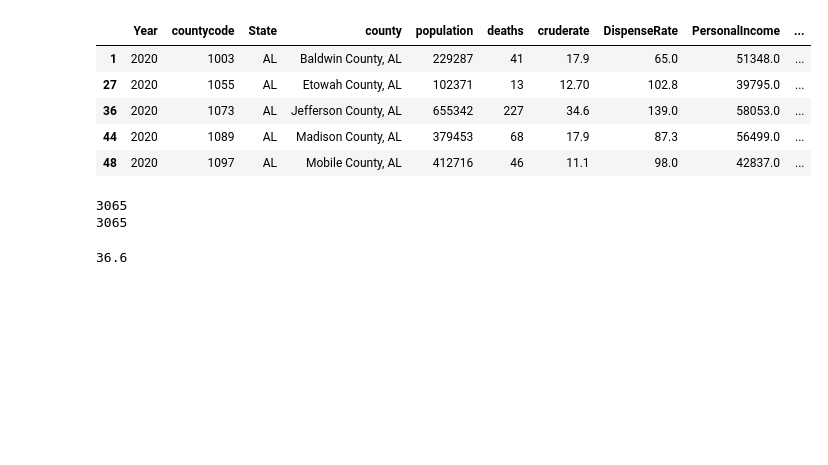
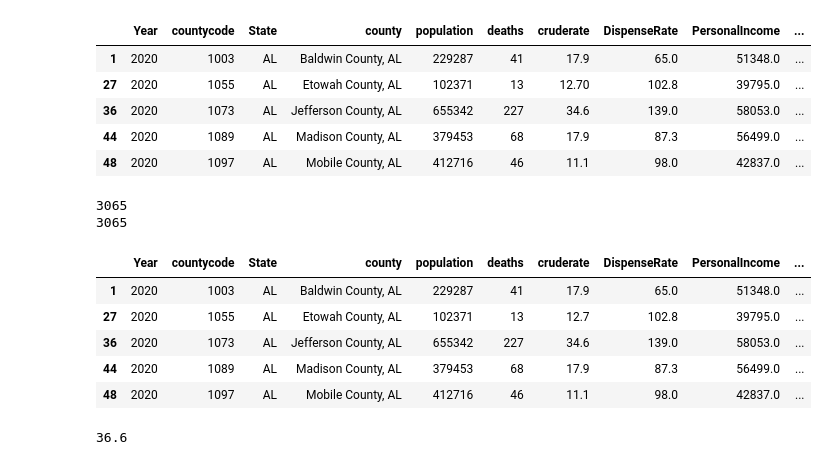
Before and after one commit to patgilch17/Group1FinalProject, a Jupyter notebook: Patrick/Resources/RandomForestGroupProject.ipynb, the cells around one changed output. Saved outputs shown, nothing was run; the diff lists cells and outputs as text; code cells hidden in the pictures; blank space fills up the shorter version.

```diff
--- a/Patrick/Resources/RandomForestGroupProject.ipynb
+++ b/Patrick/Resources/RandomForestGroupProject.ipynb
@@ -61,8 +61,20 @@ print(len(test_df))
 # %%
 cleaned_test_df = test_df.astype({"cruderate":"float64"}, copy=True)
 #cleaned_test_df["PovertyPop"] = cleaned_test_df["PovertyPop"].str.replace(",","")
 #cleaned_test_df["UnemployedPop"] = cleaned_test_df["UnemployedPop"].str.replace(",","")
 #cleaned_test_df = cleaned_test_df.astype({"PovertyPop":"float64","UnemployedPop":"float64"})
+cleaned_test_df["LessThanHS"] = cleaned_test_df["LessThanHS"]/100
+cleaned_test_df["HSDiplomaOnly"] = cleaned_test_df["HSDiplomaOnly"]/100
+cleaned_test_df["SomeCollege"] = cleaned_test_df["SomeCollege"]/100
+cleaned_test_df["BachelorOrHigher"] = cleaned_test_df["BachelorOrHigher"]/100
+cleaned_test_df.head()
+# %% [output]
+|  | Year | countycode | State | county | population | deaths | cruderate | DispenseRate | PersonalIncome | ... |
+| 1 | 2020 | 1003 | AL | Baldwin County, AL | 229287 | 41 | 17.9 | 65.0 | 51348.0 | ... |
+| 27 | 2020 | 1055 | AL | Etowah County, AL | 102371 | 13 | 12.7 | 102.8 | 39795.0 | ... |
+| 36 | 2020 | 1073 | AL | Jefferson County, AL | 655342 | 227 | 34.6 | 139.0 | 58053.0 | ... |
+| 44 | 2020 | 1089 | AL | Madison County, AL | 379453 | 68 | 17.9 | 87.3 | 56499.0 | ... |
+| 48 | 2020 | 1097 | AL | Mobile County, AL | 412716 | 46 | 11.1 | 98.0 | 42837.0 | ... |
 # %%
 data2020 =  cleaned_test_df.loc[(test_df["Year"]==2020),"cruderate"]
 quartile75_2020 = np.percentile(data2020, 75)
```
Also changed, not shown: parts of 10 cells of this notebook.
